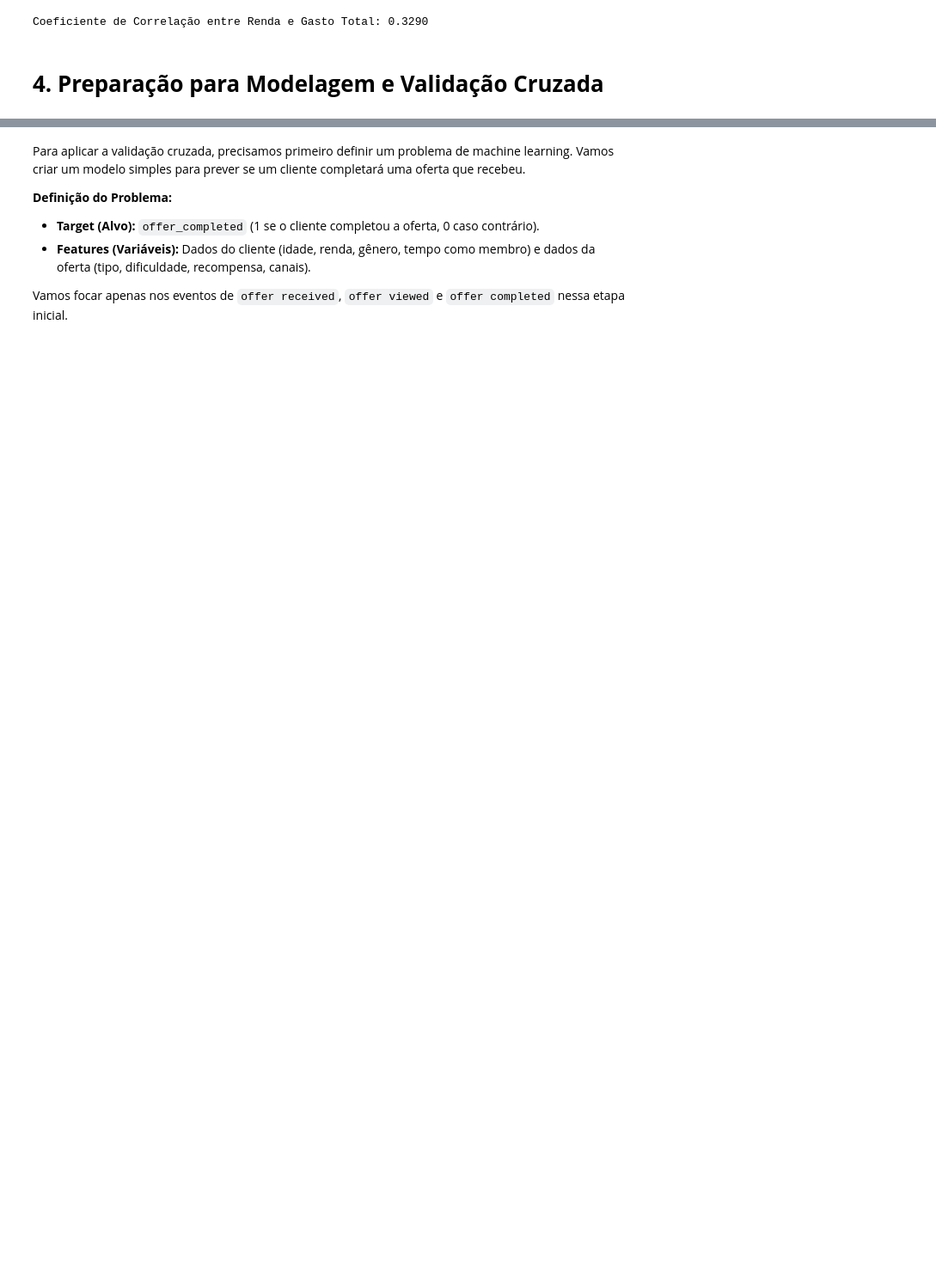
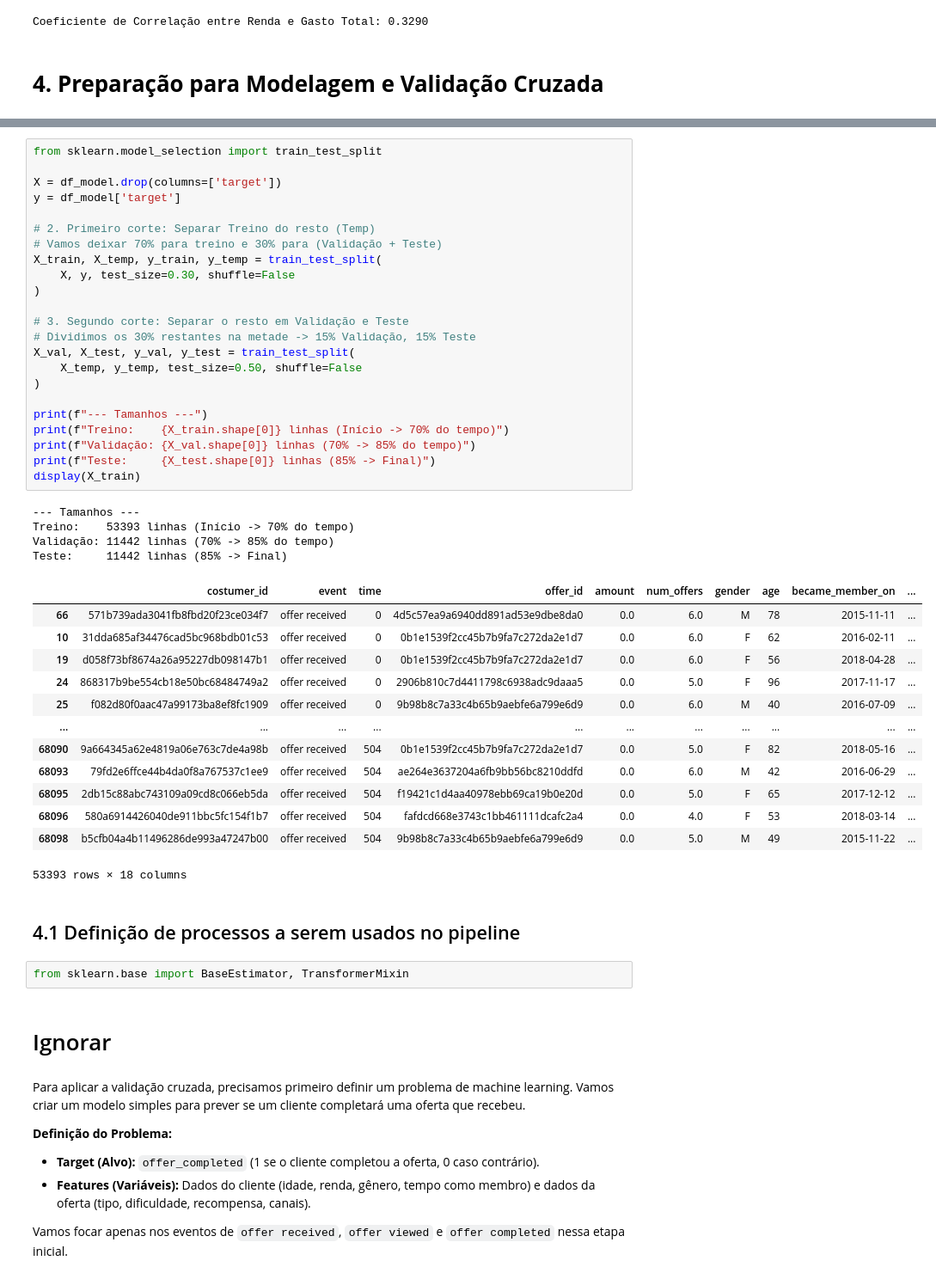
Before and after one commit to Gabriel-Vernizi/Starbucks_ML_Project, a Jupyter notebook: Starbucks_Offer_Predict.ipynb, the cells around one changed output, grey strips where cells are left out. Shown at 86% size. Saved outputs shown, nothing was run; the diff lists cells and outputs as text; blank space fills up the shorter version.

Commit message:
Feature: Criação de Objetos para uso no Pipeline

```diff
--- a/Starbucks_Offer_Predict.ipynb
+++ b/Starbucks_Offer_Predict.ipynb
@@ -627,3 +696,50 @@ Coeficiente de Correlação entre Renda e Gasto Total: 0.3290
+# %%
+from sklearn.model_selection import train_test_split
+
+X = df_model.drop(columns=['target'])
+y = df_model['target']
+
+# 2. Primeiro corte: Separar Treino do resto (Temp)
+# Vamos deixar 70% para treino e 30% para (Validação + Teste)
+X_train, X_temp, y_train, y_temp = train_test_split(
+    X, y, test_size=0.30, shuffle=False
+)
+
+# 3. Segundo corte: Separar o resto em Validação e Teste
+# Dividimos os 30% restantes na metade -> 15% Validação, 15% Teste
+X_val, X_test, y_val, y_test = train_test_split(
+    X_temp, y_temp, test_size=0.50, shuffle=False
+)
+
+print(f"--- Tamanhos ---")
+print(f"Treino:    {X_train.shape[0]} linhas (Início -> 70% do tempo)")
+print(f"Validação: {X_val.shape[0]} linhas (70% -> 85% do tempo)")
+print(f"Teste:     {X_test.shape[0]} linhas (85% -> Final)")
+display(X_train)
+# %% [output]
+--- Tamanhos ---
+Treino:    53393 linhas (Início -> 70% do tempo)
+Validação: 11442 linhas (70% -> 85% do tempo)
+Teste:     11442 linhas (85% -> Final)
+|  | costumer_id | event | time | offer_id | amount | num_offers | gender | age | became_member_on | ... |
+| 66 | 571b739ada3041fb8fbd20f23ce034f7 | offer received | 0 | 4d5c57ea9a6940dd891ad53e9dbe8da0 | 0.0 | 6.0 | M | 78 | 2015-11-11 | ... |
+| 10 | 31dda685af34476cad5bc968bdb01c53 | offer received | 0 | 0b1e1539f2cc45b7b9fa7c272da2e1d7 | 0.0 | 6.0 | F | 62 | 2016-02-11 | ... |
+| 19 | d058f73bf8674a26a95227db098147b1 | offer received | 0 | 0b1e1539f2cc45b7b9fa7c272da2e1d7 | 0.0 | 6.0 | F | 56 | 2018-04-28 | ... |
+| 24 | 868317b9be554cb18e50bc68484749a2 | offer received | 0 | 2906b810c7d4411798c6938adc9daaa5 | 0.0 | 5.0 | F | 96 | 2017-11-17 | ... |
+| 25 | f082d80f0aac47a99173ba8ef8fc1909 | offer received | 0 | 9b98b8c7a33c4b65b9aebfe6a799e6d9 | 0.0 | 6.0 | M | 40 | 2016-07-09 | ... |
+| ... | ... | ... | ... | ... | ... | ... | ... | ... | ... | ... |
+| 68090 | 9a664345a62e4819a06e763c7de4a98b | offer received | 504 | 0b1e1539f2cc45b7b9fa7c272da2e1d7 | 0.0 | 5.0 | F | 82 | 2018-05-16 | ... |
+| 68093 | 79fd2e6ffce44b4da0f8a767537c1ee9 | offer received | 504 | ae264e3637204a6fb9bb56bc8210ddfd | 0.0 | 6.0 | M | 42 | 2016-06-29 | ... |
+| 68095 | 2db15c88abc743109a09cd8c066eb5da | offer received | 504 | f19421c1d4aa40978ebb69ca19b0e20d | 0.0 | 5.0 | F | 65 | 2017-12-12 | ... |
+| 68096 | 580a6914426040de911bbc5fc154f1b7 | offer received | 504 | fafdcd668e3743c1bb461111dcafc2a4 | 0.0 | 4.0 | F | 53 | 2018-03-14 | ... |
+| 68098 | b5cfb04a4b11496286de993a47247b00 | offer received | 504 | 9b98b8c7a33c4b65b9aebfe6a799e6d9 | 0.0 | 5.0 | M | 49 | 2015-11-22 | ... |
+53393 rows × 18 columns
+# %% [markdown]
+## 4.1 Definição de processos a serem usados no pipeline
+# %%
+from sklearn.base import BaseEstimator, TransformerMixin
+# %% [markdown]
+# Ignorar
 # %% [markdown]
 Para aplicar a validação cruzada, precisamos primeiro definir um problema de machine learning. Vamos criar um modelo simples para prever se um cliente completará uma oferta que recebeu.
 
```
Also changed, not shown: parts of 26 cells of this notebook, 3 other files.
